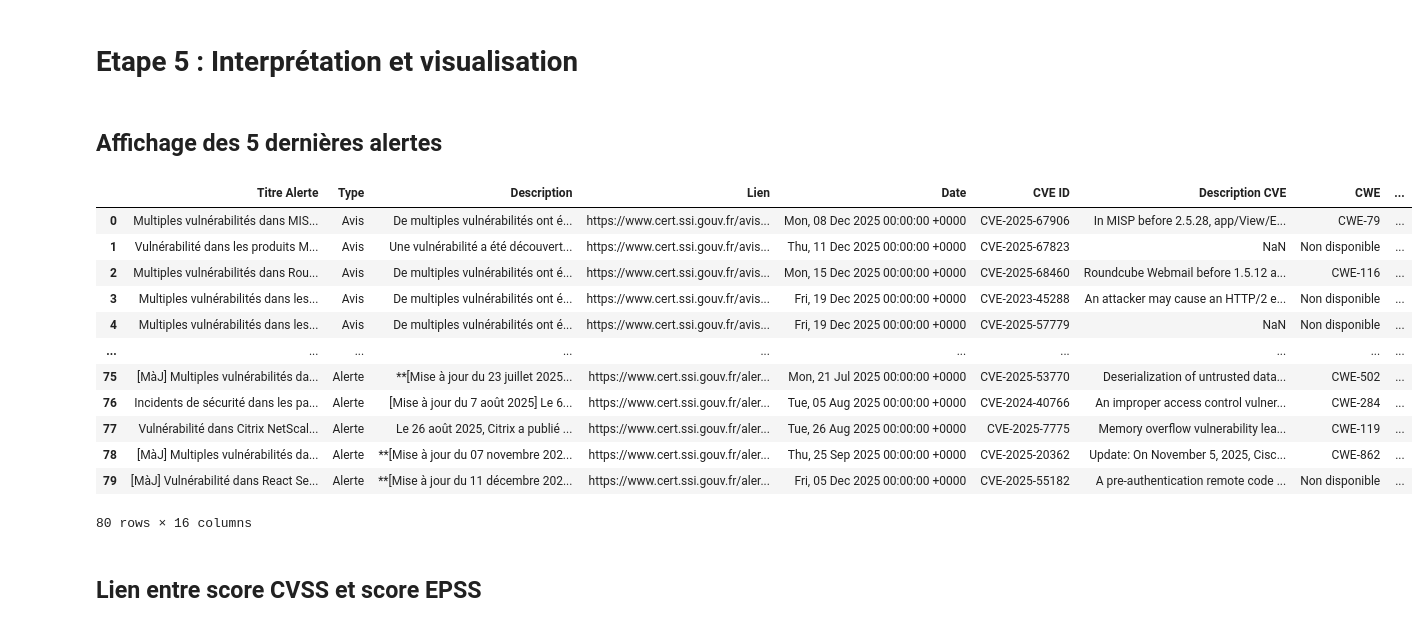
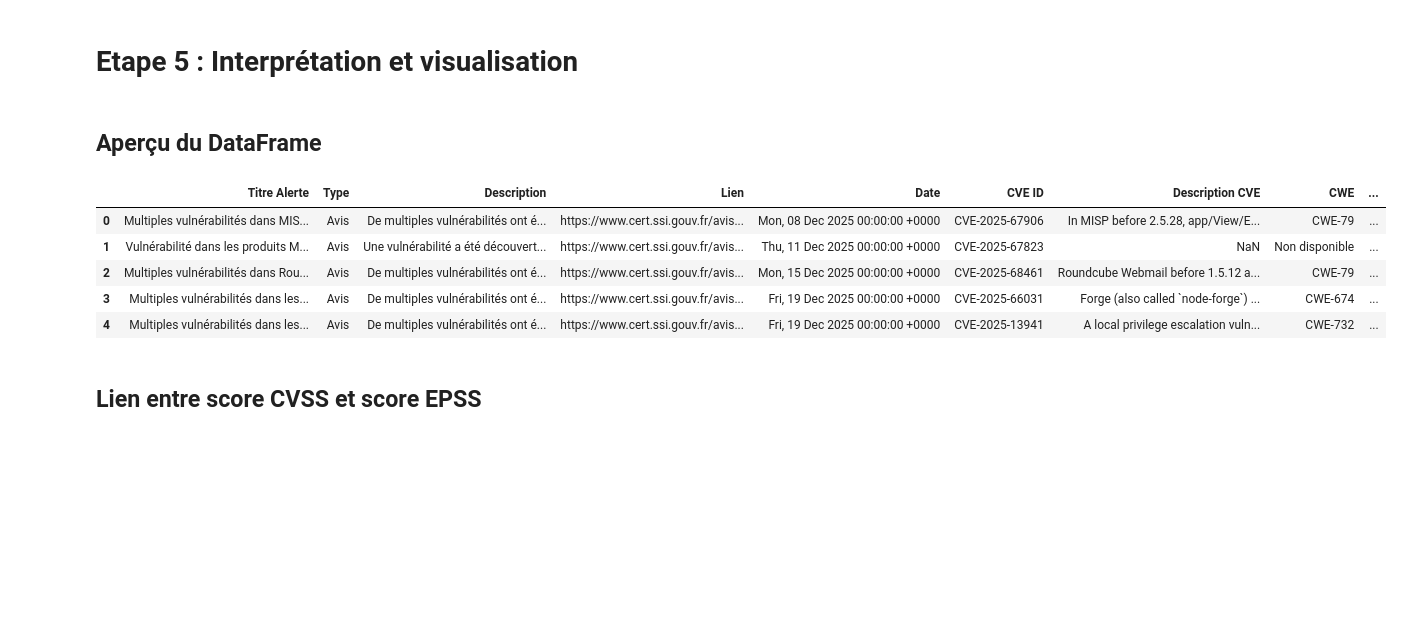
Before and after one commit to massieuxalexandre/Projet-Python, a Jupyter notebook: notebook.ipynb, the cells around one changed output. Drawn from its saved outputs; the diff is of its cells as text; code cells hidden in the pictures; blank space fills up the shorter version.

```diff
--- a/notebook.ipynb
+++ b/notebook.ipynb
@@ -3,28 +3,21 @@
 # %% [markdown]
 # Etape 5 : Interprétation et visualisation
 # %% [markdown]
-## Affichage des 5 dernières alertes
+## Aperçu du DataFrame
 # %%
 import pandas as pd
 import matplotlib.pyplot as plt
 
 
 df = pd.read_csv("alertes_enrichies.csv")
-df
+df.head()
 # %% [output]
 |  | Titre Alerte | Type | Description | Lien | Date | CVE ID | Description CVE | CWE | ... |
 | 0 | Multiples vulnérabilités dans MIS... | Avis | De multiples vulnérabilités ont é... | https://www.cert.ssi.gouv.fr/avis... | Mon, 08 Dec 2025 00:00:00 +0000 | CVE-2025-67906 | In MISP before 2.5.28, app/View/E... | CWE-79 | ... |
 | 1 | Vulnérabilité dans les produits M... | Avis | Une vulnérabilité a été découvert... | https://www.cert.ssi.gouv.fr/avis... | Thu, 11 Dec 2025 00:00:00 +0000 | CVE-2025-67823 | NaN | Non disponible | ... |
-| 2 | Multiples vulnérabilités dans Rou... | Avis | De multiples vulnérabilités ont é... | https://www.cert.ssi.gouv.fr/avis... | Mon, 15 Dec 2025 00:00:00 +0000 | CVE-2025-68460 | Roundcube Webmail before 1.5.12 a... | CWE-116 | ... |
-| 3 | Multiples vulnérabilités dans les... | Avis | De multiples vulnérabilités ont é... | https://www.cert.ssi.gouv.fr/avis... | Fri, 19 Dec 2025 00:00:00 +0000 | CVE-2023-45288 | An attacker may cause an HTTP/2 e... | Non disponible | ... |
-| 4 | Multiples vulnérabilités dans les... | Avis | De multiples vulnérabilités ont é... | https://www.cert.ssi.gouv.fr/avis... | Fri, 19 Dec 2025 00:00:00 +0000 | CVE-2025-57779 | NaN | Non disponible | ... |
-| ... | ... | ... | ... | ... | ... | ... | ... | ... | ... |
-| 75 | [MàJ] Multiples vulnérabilités da... | Alerte | **[Mise à jour du 23 juillet 2025... | https://www.cert.ssi.gouv.fr/aler... | Mon, 21 Jul 2025 00:00:00 +0000 | CVE-2025-53770 | Deserialization of untrusted data... | CWE-502 | ... |
-| 76 | Incidents de sécurité dans les pa... | Alerte | [Mise à jour du 7 août 2025] Le 6... | https://www.cert.ssi.gouv.fr/aler... | Tue, 05 Aug 2025 00:00:00 +0000 | CVE-2024-40766 | An improper access control vulner... | CWE-284 | ... |
-| 77 | Vulnérabilité dans Citrix NetScal... | Alerte | Le 26 août 2025, Citrix a publié ... | https://www.cert.ssi.gouv.fr/aler... | Tue, 26 Aug 2025 00:00:00 +0000 | CVE-2025-7775 | Memory overflow vulnerability lea... | CWE-119 | ... |
-| 78 | [MàJ] Multiples vulnérabilités da... | Alerte | **[Mise à jour du 07 novembre 202... | https://www.cert.ssi.gouv.fr/aler... | Thu, 25 Sep 2025 00:00:00 +0000 | CVE-2025-20362 | Update: On November 5, 2025, Cisc... | CWE-862 | ... |
-| 79 | [MàJ] Vulnérabilité dans React Se... | Alerte | **[Mise à jour du 11 décembre 202... | https://www.cert.ssi.gouv.fr/aler... | Fri, 05 Dec 2025 00:00:00 +0000 | CVE-2025-55182 | A pre-authentication remote code ... | Non disponible | ... |
+| 2 | Multiples vulnérabilités dans Rou... | Avis | De multiples vulnérabilités ont é... | https://www.cert.ssi.gouv.fr/avis... | Mon, 15 Dec 2025 00:00:00 +0000 | CVE-2025-68461 | Roundcube Webmail before 1.5.12 a... | CWE-79 | ... |
+| 3 | Multiples vulnérabilités dans les... | Avis | De multiples vulnérabilités ont é... | https://www.cert.ssi.gouv.fr/avis... | Fri, 19 Dec 2025 00:00:00 +0000 | CVE-2025-66031 | Forge (also called `node-forge`) ... | CWE-674 | ... |
+| 4 | Multiples vulnérabilités dans les... | Avis | De multiples vulnérabilités ont é... | https://www.cert.ssi.gouv.fr/avis... | Fri, 19 Dec 2025 00:00:00 +0000 | CVE-2025-13941 | A local privilege escalation vuln... | CWE-732 | ... |
-80 rows × 16 columns
 # %% [markdown]
 ## Lien entre score CVSS et score EPSS
 # %%
```
Also changed, not shown: parts of 6 cells of this notebook, 3 other files.
